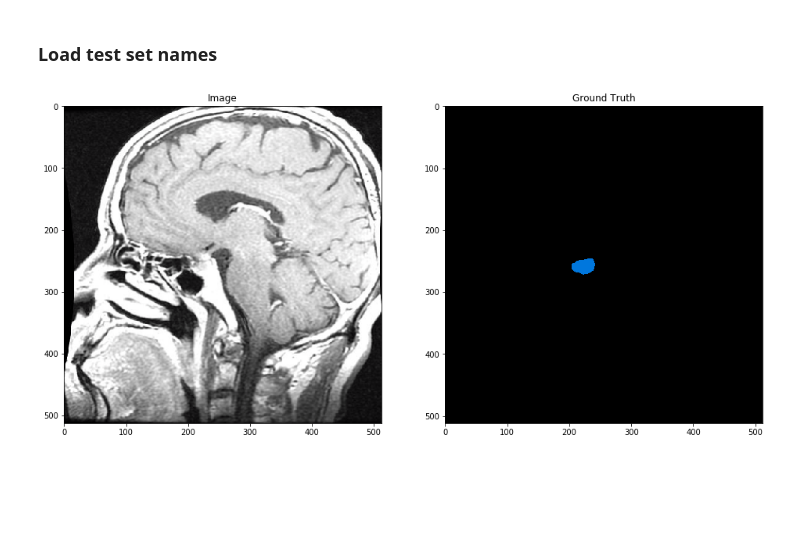
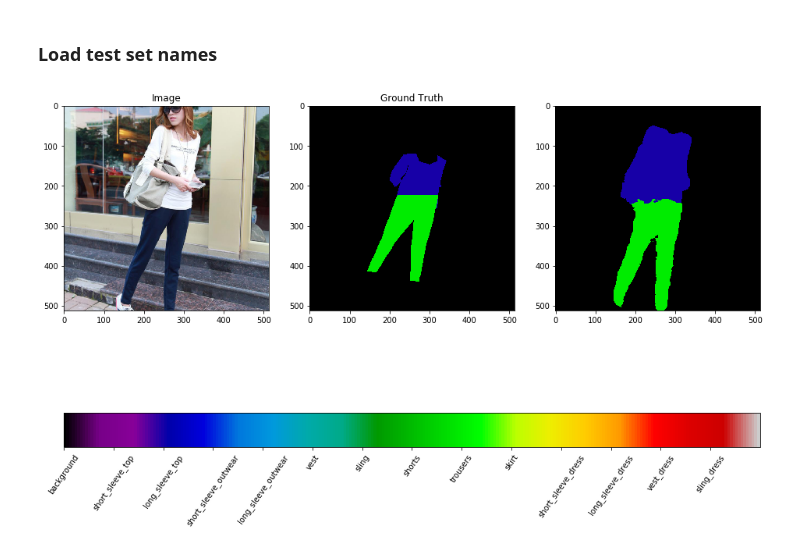
Before and after one commit to giovanniguidi/deeplabV3-PyTorch, a Jupyter notebook: notebooks/inference.ipynb, the cells around one changed output. Cells and saved outputs as stored; diff of their text form; code cells hidden in the pictures; blank space fills up the shorter version.

```diff
--- a/notebooks/inference.ipynb
+++ b/notebooks/inference.ipynb
@@ -36,5 +36,5 @@ config['dataset']['base_path'] = '../' + config['dataset']['base_path']
 # %% [markdown]
 ### Load dataset
 # %%
-with open('../../../datasets/brain_tumor/train_val_test.json') as json_file:
+with open('../../../datasets/DeepFashion2/train_val_test.json') as json_file:
     dataset = json.load(json_file)
@@ -53,31 +55,34 @@ Number of images in test: 154
 #dataset['test']
 # %%
 index = random.randint(0, len(dataset['test'])-1)
+base_size = config['image']['base_size']
 
-file_name = '../../../datasets/brain_tumor/images/' + dataset['test'][index]['image']
-annotation_name = '../../../datasets/brain_tumor/labels/' + dataset['test'][index]['annotation']
+file_name = '../../../datasets/DeepFashion2/train/image/' + dataset['test'][index]['image']
+annotation_name = '../../../datasets/DeepFashion2/labels/' + dataset[
+    'test'][index]['annotation']
 annotation = Image.open(annotation_name)
+annotation = annotation.resize((base_size, base_size), Image.NEAREST)
 
 image, prediction = predictor.segment_image(file_name)
 # %%
-fig, axs = plt.subplots(1, 2, figsize=(16, 16))
+fig, axs = plt.subplots(1, 3, figsize=(16, 16))
 
 images = []
 
 axs[0].set_title("Image")
 axs[1].set_title("Ground Truth")
 
 images.append(axs[0].imshow(image.astype(int)))
 images.append(axs[1].imshow(annotation, cmap=plt.get_cmap('nipy_spectral'), vmin=0, vmax=num_classes))
-#images.append(axs[2].imshow(pred_classes, cmap=plt.get_cmap('nipy_spectral'), vmin=0, vmax=num_classes))
+images.append(axs[2].imshow(prediction, cmap=plt.get_cmap('nipy_spectral'), vmin=0, vmax=num_classes))
 
-#cbar = fig.colorbar(images[2], ax=axs, orientation='horizontal', ticks=[x for x in range(num_classes)], fraction=.1)
-#cbar.ax.set_xticklabels([value for (key, value) in dataset['labels'].items()], rotation=55)
+cbar = fig.colorbar(images[2], ax=axs, orientation='horizontal', ticks=[x for x in range(num_classes)], fraction=.1)
+cbar.ax.set_xticklabels(list(predictor.categories_dict.keys()), rotation=55)
 
-#plt.show()
+plt.show()
 #plt.savefig("../figures/pred_3.jpg")
 #print(dataset['labels'])
 # %% [output]
-[figure, old version]
+[figure, new version]
 # %%
 #annotation
```
Also changed, not shown: parts of 3 cells of this notebook, 7 other files.
